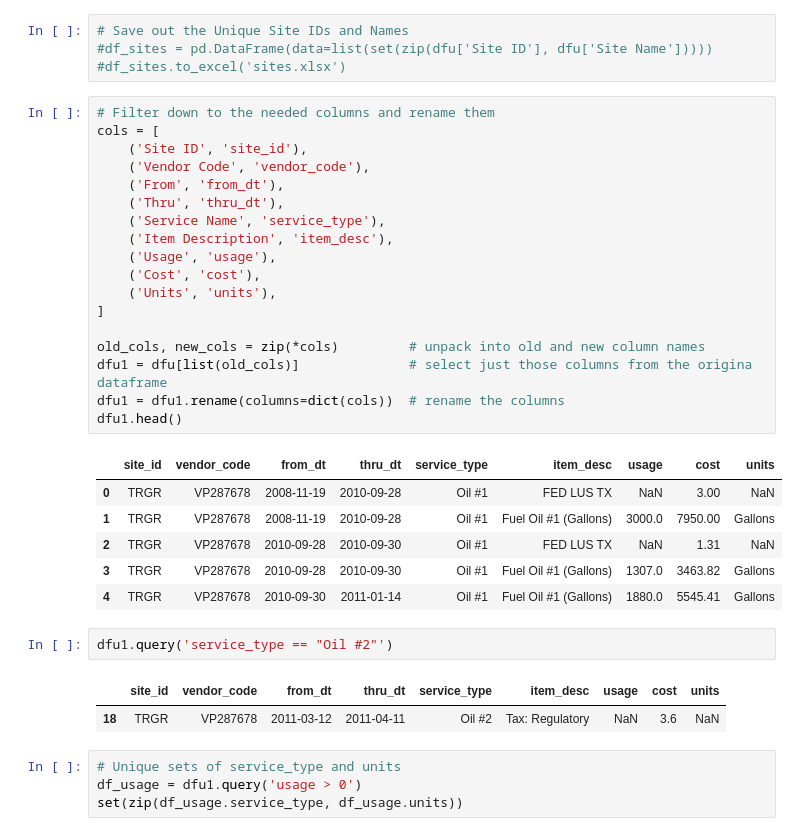
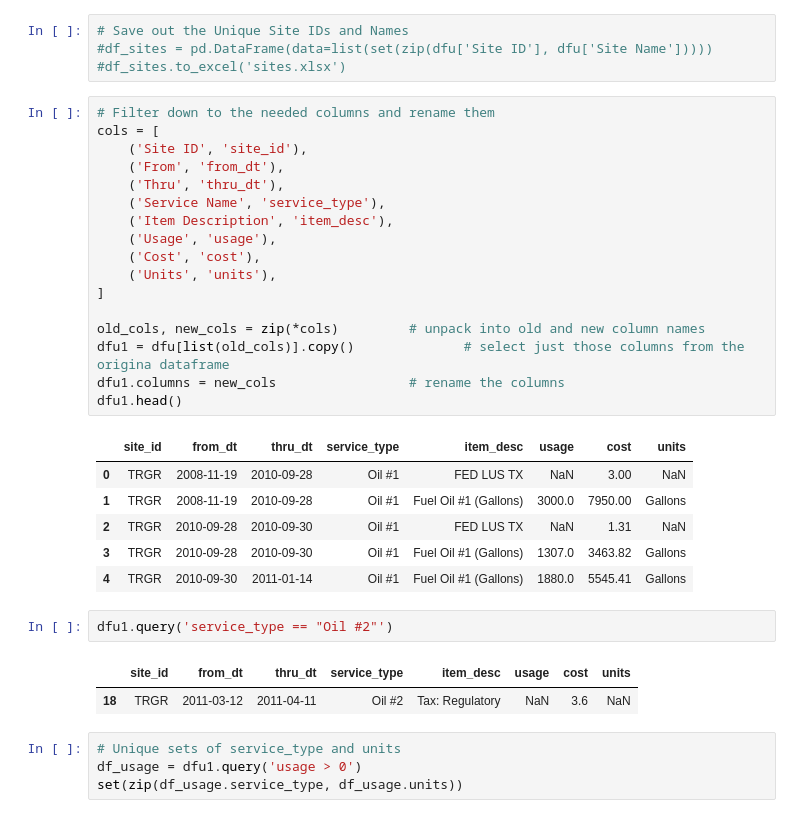
Before and after one commit to alanmitchell/fnsb-benchmark, a Jupyter notebook: testing/preprocess_data.ipynb, the cells around one changed output. Drawn from its saved outputs; the diff is of its cells as text.

```diff
--- a/testing/preprocess_data.ipynb
+++ b/testing/preprocess_data.ipynb
@@ -65,33 +66,32 @@ dfu[dfu['Service Name']=="Oil #2"]
 # %%
 # Filter down to the needed columns and rename them
 cols = [
     ('Site ID', 'site_id'),
-    ('Vendor Code', 'vendor_code'),
     ('From', 'from_dt'),
     ('Thru', 'thru_dt'),
     ('Service Name', 'service_type'),
     ('Item Description', 'item_desc'),
     ('Usage', 'usage'),
     ('Cost', 'cost'),
     ('Units', 'units'),
 ]
 
 old_cols, new_cols = zip(*cols)         # unpack into old and new column names
-dfu1 = dfu[list(old_cols)]              # select just those columns from the origina dataframe
-dfu1 = dfu1.rename(columns=dict(cols))  # rename the columns
+dfu1 = dfu[list(old_cols)].copy()              # select just those columns from the origina dataframe
+dfu1.columns = new_cols                 # rename the columns
 dfu1.head()
 # %% [output]
-|  | site_id | vendor_code | from_dt | thru_dt | service_type | item_desc | usage | cost | units |
-| 0 | TRGR | VP287678 | 2008-11-19 | 2010-09-28 | Oil #1 | FED LUS TX | NaN | 3.00 | NaN |
-| 1 | TRGR | VP287678 | 2008-11-19 | 2010-09-28 | Oil #1 | Fuel Oil #1 (Gallons) | 3000.0 | 7950.00 | Gallons |
-| 2 | TRGR | VP287678 | 2010-09-28 | 2010-09-30 | Oil #1 | FED LUS TX | NaN | 1.31 | NaN |
-| 3 | TRGR | VP287678 | 2010-09-28 | 2010-09-30 | Oil #1 | Fuel Oil #1 (Gallons) | 1307.0 | 3463.82 | Gallons |
-| 4 | TRGR | VP287678 | 2010-09-30 | 2011-01-14 | Oil #1 | Fuel Oil #1 (Gallons) | 1880.0 | 5545.41 | Gallons |
+|  | site_id | from_dt | thru_dt | service_type | item_desc | usage | cost | units |
+| 0 | TRGR | 2008-11-19 | 2010-09-28 | Oil #1 | FED LUS TX | NaN | 3.00 | NaN |
+| 1 | TRGR | 2008-11-19 | 2010-09-28 | Oil #1 | Fuel Oil #1 (Gallons) | 3000.0 | 7950.00 | Gallons |
+| 2 | TRGR | 2010-09-28 | 2010-09-30 | Oil #1 | FED LUS TX | NaN | 1.31 | NaN |
+| 3 | TRGR | 2010-09-28 | 2010-09-30 | Oil #1 | Fuel Oil #1 (Gallons) | 1307.0 | 3463.82 | Gallons |
+| 4 | TRGR | 2010-09-30 | 2011-01-14 | Oil #1 | Fuel Oil #1 (Gallons) | 1880.0 | 5545.41 | Gallons |
 # %%
 dfu1.query('service_type == "Oil #2"')
 # %% [output]
-|  | site_id | vendor_code | from_dt | thru_dt | service_type | item_desc | usage | cost | units |
-| 18 | TRGR | VP287678 | 2011-03-12 | 2011-04-11 | Oil #2 | Tax: Regulatory | NaN | 3.6 | NaN |
+|  | site_id | from_dt | thru_dt | service_type | item_desc | usage | cost | units |
+| 18 | TRGR | 2011-03-12 | 2011-04-11 | Oil #2 | Tax: Regulatory | NaN | 3.6 | NaN |
 # %%
 # Unique sets of service_type and units
 df_usage = dfu1.query('usage > 0')
```
Also changed, not shown: parts of 22 cells of this notebook, 2 other files.
